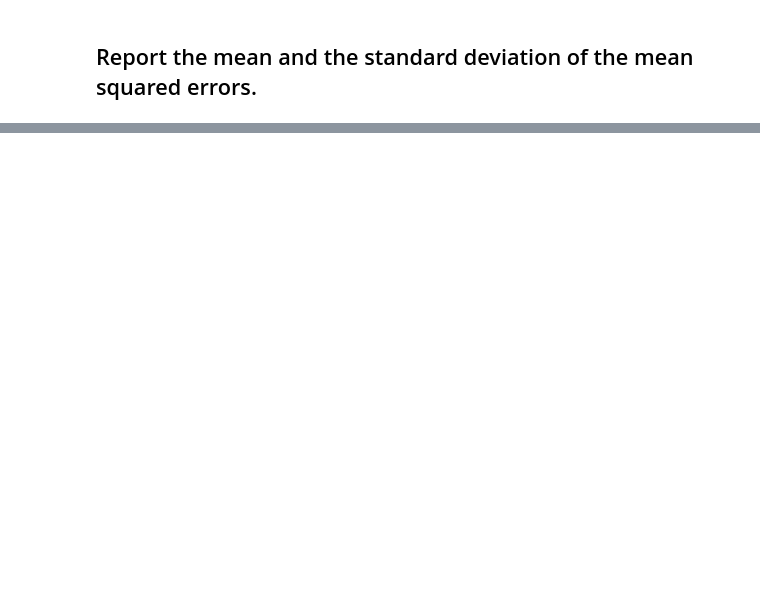
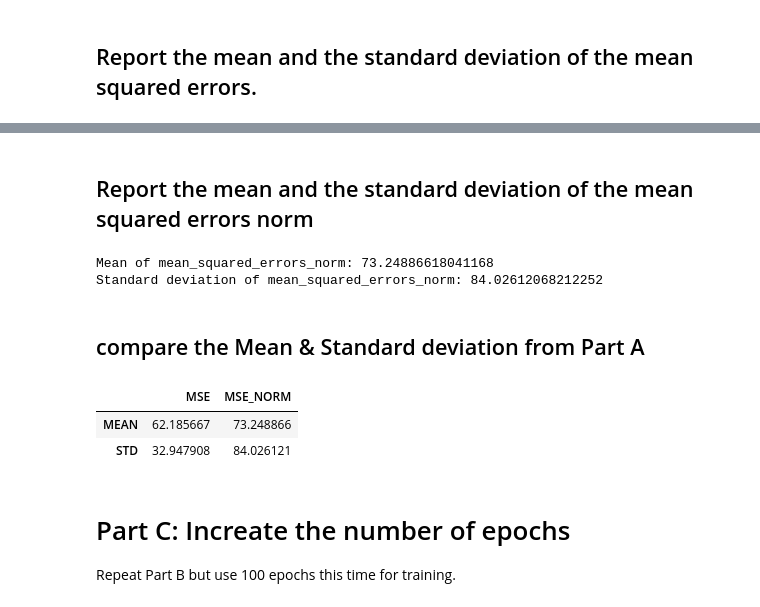
Before and after one commit to yong21/coursera-capstone-projects, a Jupyter notebook: concrete.ipynb, the cells around one changed output, grey strips where cells are left out. Saved outputs shown, nothing was run; the diff lists cells and outputs as text; code cells hidden in the pictures; blank space fills up the shorter version.

```diff
--- a/concrete.ipynb
+++ b/concrete.ipynb
@@ -193,0 +204,3 @@ Standard deviation of mean_squared_error: 125.60498074040314
+# %%
+# build the model
+model_norm = regression_model()
@@ -193,0 +209,2 @@ Standard deviation of mean_squared_error: 125.60498074040314
+# %%
+X_train, X_test, y_train, y_test = train_test_split(predictors_norm, target, test_size = 0.3, random_state = 42)
@@ -193,0 +213,14 @@ Standard deviation of mean_squared_error: 125.60498074040314
+# %%
+mean_squared_errors_norm = []            # create a empty list
+n_time = 30                             # number time to run the evaluation
+
+for n in range(n_time):
+
+    # train and test the model
+    model_norm.fit(X_train, y_train, validation_split=0.2, epochs = 50, verbose=2)
+
+    # elaluate the model
+    mse_norm = model_norm.evaluate(X_test, y_test, verbose=0)
+
+    # append the mse to the mean_squared_error list
+    mean_squared_errors_norm.append(mse_norm)
@@ -193,0 +245,27 @@ Standard deviation of mean_squared_error: 125.60498074040314
+# %% [markdown]
+## Report the mean and the standard deviation of the mean squared errors norm
+# %%
+mean_squared_errors_norm = pd.DataFrame(mean_squared_errors_norm)   # covert list to dataframe
+part_B_mean = mean_squared_errors_norm.mean()[0]    # calculate mean of mean_squared_errors_norm
+part_B_std = mean_squared_errors_norm.std()[0]      # calculate standard deviation of mean_squared_errors_norm
+print("Mean of mean_squared_errors_norm: " + str(part_B_mean))
+print("Standard deviation of mean_squared_errors_norm: " + str(part_B_std))
+# %% [output]
+Mean of mean_squared_errors_norm: 73.24886618041168
+Standard deviation of mean_squared_errors_norm: 84.02612068212252
+# %% [markdown]
+## compare the Mean & Standard deviation from Part A
+# %%
+compared_A_B= pd.DataFrame([[part_A_mean, part_B_mean],
+                              [part_A_std, part_B_std]],
+                             columns = ['MSE', 'MSE_NORM'], index = ['MEAN', 'STD']
+                            )
+compared_A_B
+# %% [output]
+|  | MSE | MSE_NORM |
+| MEAN | 62.185667 | 73.248866 |
+| STD | 32.947908 | 84.026121 |
+# %% [markdown]
+# Part C: Increate the number of epochs
+
+Repeat Part B but use 100 epochs this time for training.
```
Also changed, not shown: parts of 25 cells of this notebook.
